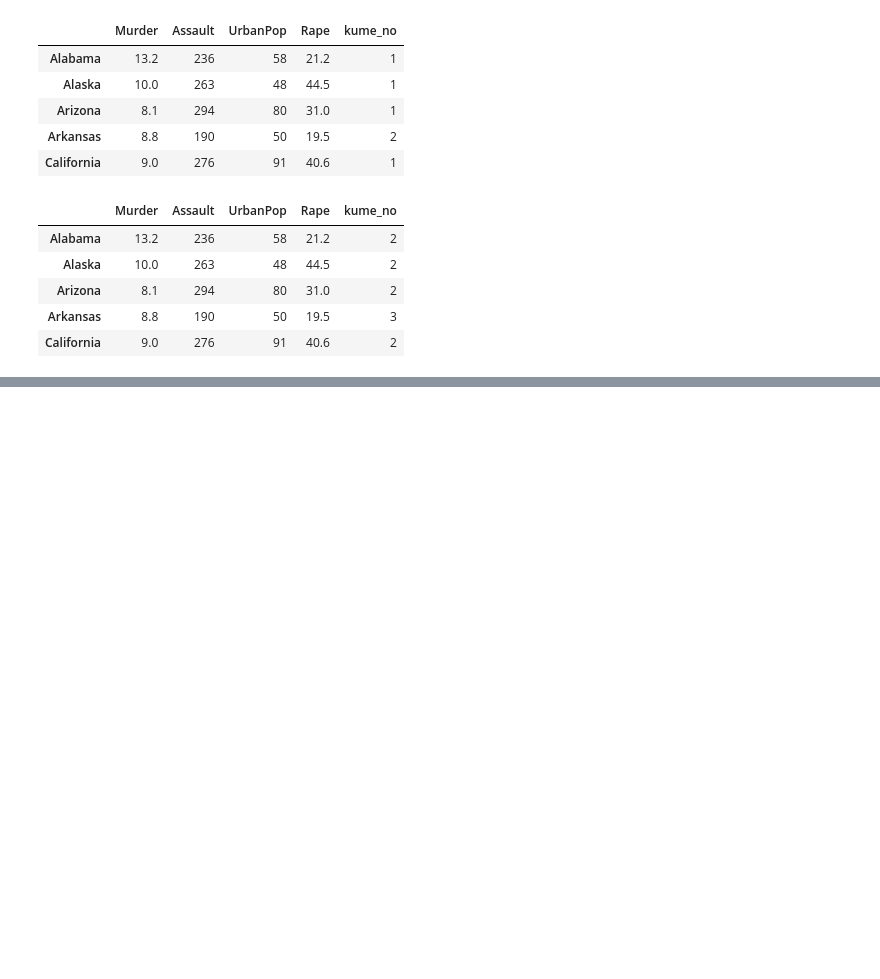
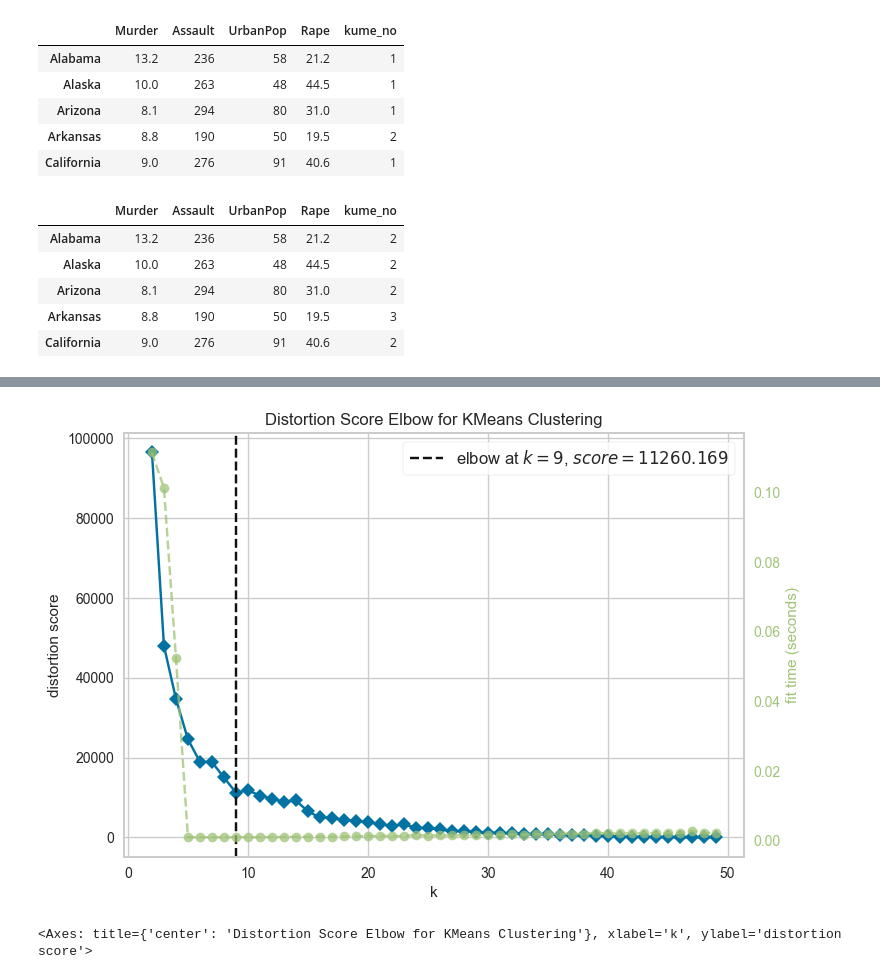
Before and after one commit to ibkya/Unsupervised-Learning-Techniques--K-Means--Hierarchical-Clustering--and-Principal-Component-Analysis, a Jupyter notebook: Unsupervised_Models_Using.ipynb, the cells around one changed output, grey strips where cells are left out. Saved outputs shown, nothing was run; the diff lists cells and outputs as text; code cells hidden in the pictures; blank space fills up the shorter version.

```diff
--- a/Unsupervised_Models_Using.ipynb
+++ b/Unsupervised_Models_Using.ipynb
@@ -300,0 +330,10 @@ df.head()
+# %%
+#!pip install yellowbrick
+from yellowbrick.cluster import KElbowVisualizer
+kmeans = KMeans()
+visualizer = KElbowVisualizer(kmeans, k=(2,50))
+visualizer.fit(df)
+visualizer.poof()
+# %% [output]
+[figure, added]
+<Axes: title={'center': 'Distortion Score Elbow for KMeans Clustering'}, xlabel='k', ylabel='distortion score'>
```
Also changed, not shown: parts of 7 cells of this notebook.
